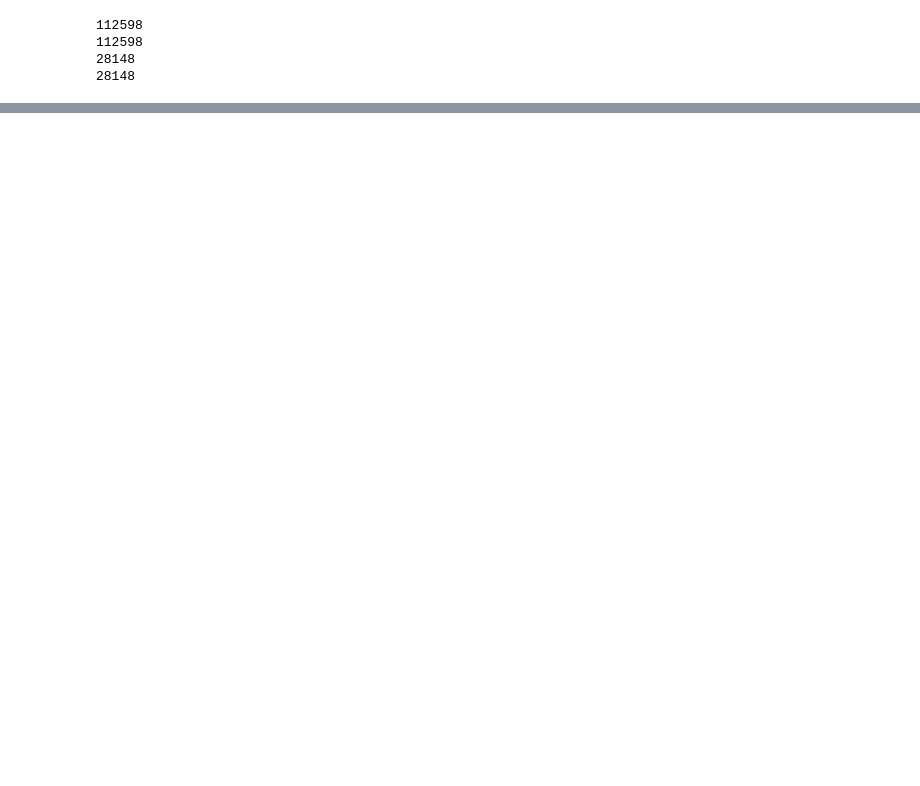
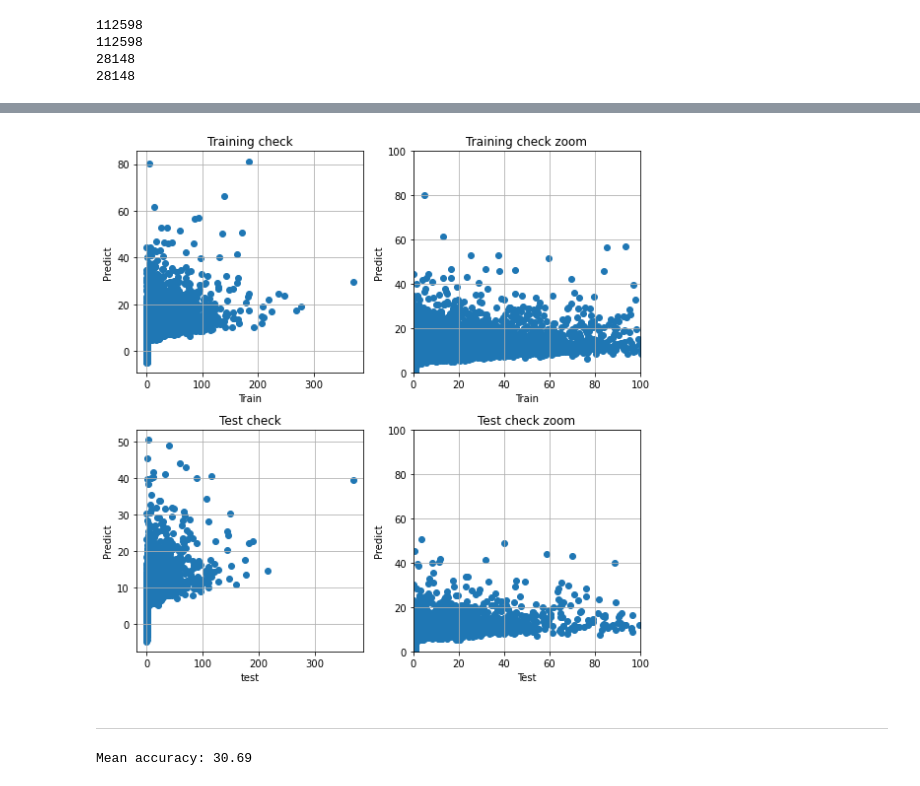
Before and after one commit to AriSalassa/analisis-de-datos, a Jupyter notebook: clase8_tpintegrador/TP Integrador Análisis de datos.ipynb, the cells around one changed output, grey strips where cells are left out. Saved outputs shown, nothing was run; the diff lists cells and outputs as text; code cells hidden in the pictures; blank space fills up the shorter version.

```diff
--- a/clase8_tpintegrador/TP Integrador Análisis de datos.ipynb
+++ b/clase8_tpintegrador/TP Integrador Análisis de datos.ipynb
@@ -1974,0 +2012,9 @@ plt.grid()
+# %%
+linear_reg2 = Pipeline(steps=[
+    ('preprocessor', lr_preprocessor_2),
+    ('classifier', LinearRegression())
+])
+# %%
+linear_reg2.fit(X_train_rainfall[num_list_2 + categorical_ohe + ['RainTomorrow', 'RainToday']], y_train_rainfall)
+sc = round(100*linear_reg2.score(X_test_rainfall[num_list_2 + categorical_ohe + ['RainTomorrow', 'RainToday']], y_test_rainfall),2)
+print("Mean accuracy:", sc)
@@ -1974,0 +2023,8 @@ plt.grid()
+# %%
+test_pred2 = linear_reg2.predict(X_test_rainfall[num_list_2 + categorical_ohe + ['RainTomorrow', 'RainToday']])
+train_pred2 = linear_reg2.predict(X_train_rainfall[num_list_2 + categorical_ohe + ['RainTomorrow', 'RainToday']])
+
+print('Train set evaluation:\n_____________________________________')
+print_evaluate(y_train_rainfall, train_pred2)
+print('Test set evaluation:\n_____________________________________')
+print_evaluate(y_test_rainfall, test_pred2)
@@ -1974,0 +2046,37 @@ plt.grid()
+# %%
+fix, axes = plt.subplots(2, 2, figsize=(8,8))
+
+axes[0,0].scatter(y_train_rainfall, train_pred2)
+axes[0,0].grid()
+axes[0,0].set_title('Training check')
+axes[0,0].set_xlabel('Train')
+axes[0,0].set_ylabel('Predict')
+
+axes[0,1].scatter(y_train_rainfall, train_pred2)
+axes[0,1].grid()
+axes[0,1].set_title('Training check zoom')
+axes[0,1].set_xlabel('Train')
+axes[0,1].set_ylabel('Predict')
+axes[0,1].set_xlim(0,100)
+axes[0,1].set_ylim(0,100)
+
+axes[1,0].scatter(y_test_rainfall, test_pred2)
+axes[1,0].grid()
+axes[1,0].set_title('Test check')
+axes[1,0].set_xlabel('test')
+axes[1,0].set_ylabel('Predict')
+
+axes[1,1].scatter(y_test_rainfall, test_pred2)
+axes[1,1].grid()
+axes[1,1].set_title('Test check zoom')
+axes[1,1].set_xlabel('Test')
+axes[1,1].set_ylabel('Predict')
+axes[1,1].set_xlim(0,100)
+axes[1,1].set_ylim(0,100)
+
+plt.tight_layout()
+fig.show()
+# %% [output]
+[figure, added]
+# %% [markdown]
+___
@@ -1974,0 +2088,6 @@ plt.grid()
+# %%
+linear_reg3.fit(X_train_rainfall[num_list_3 + categorical_ohe + ['RainTomorrow', 'RainToday']], y_train_rainfall)
+sc = round(100*linear_reg3.score(X_test_rainfall[num_list_3 + categorical_ohe + ['RainTomorrow', 'RainToday']], y_test_rainfall),2)
+print("Mean accuracy:", sc)
+# %% [output]
+Mean accuracy: 30.69
```
Also changed, not shown: parts of 21 cells of this notebook.
